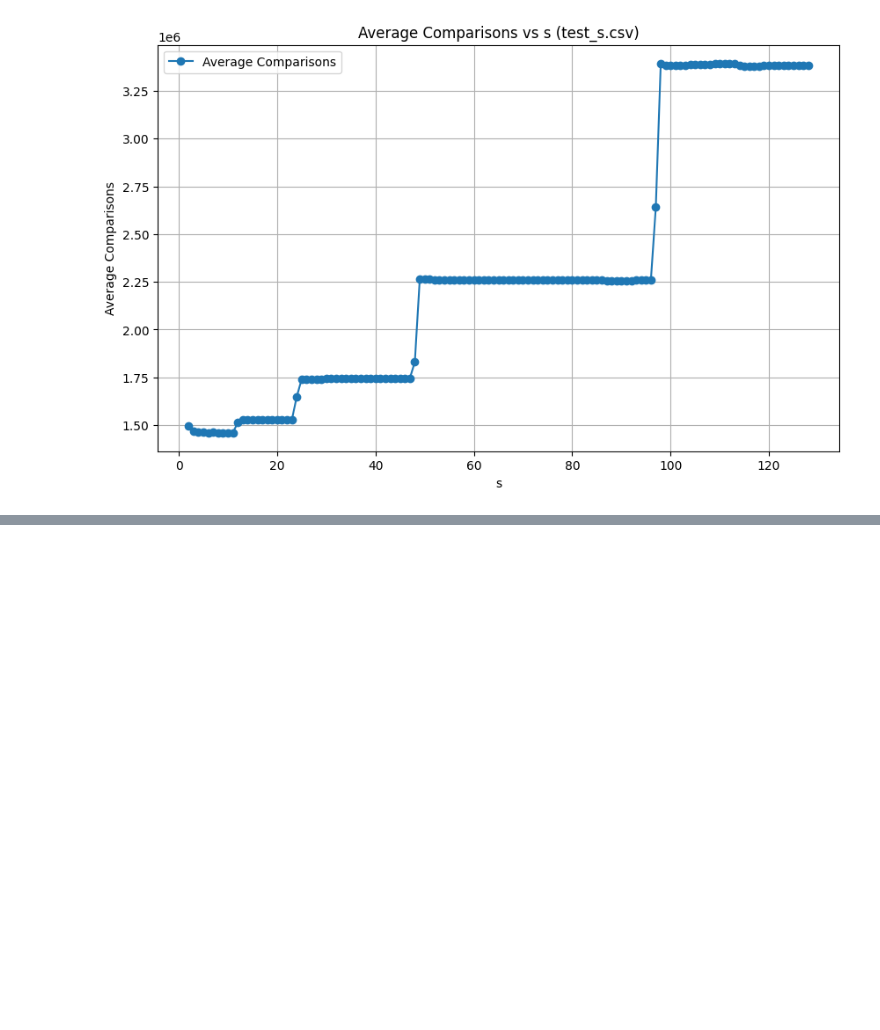
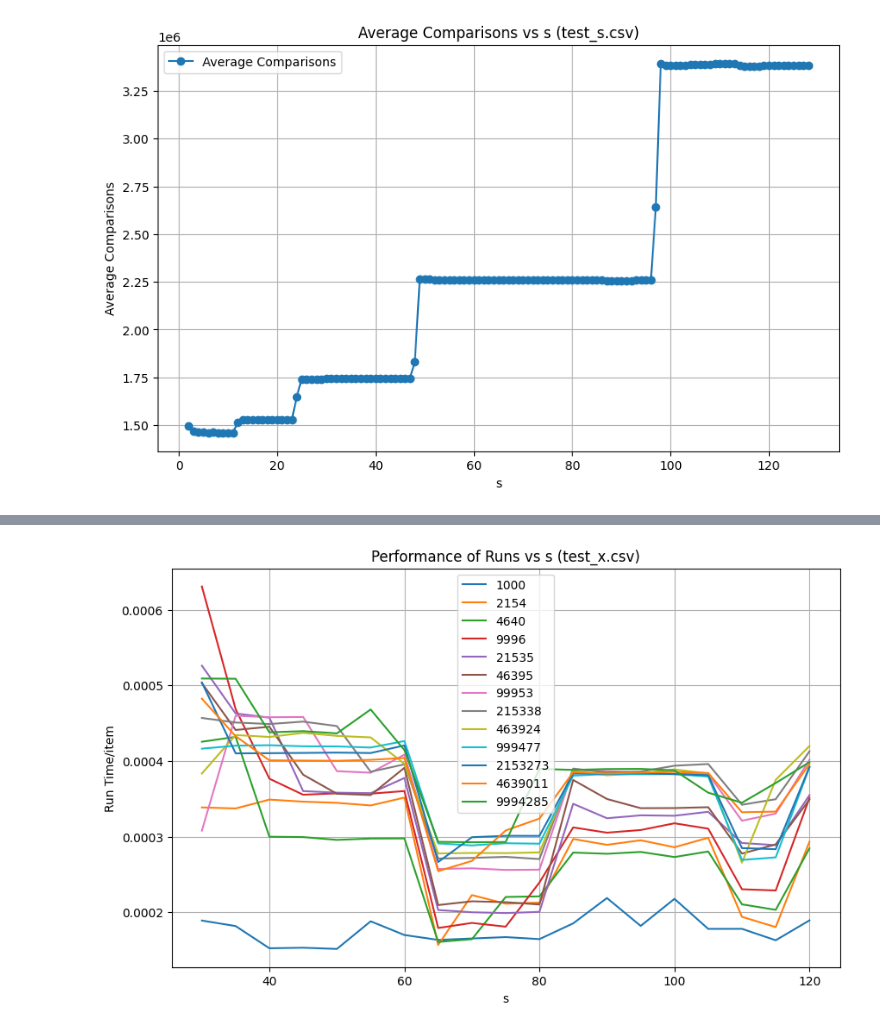
Before and after one commit to Eyewhy/SC2001-Lab, a Jupyter notebook: lab1/Lab1_Graphs.ipynb, the cells around one changed output, grey strips where cells are left out. Saved outputs shown, nothing was run; the diff lists cells and outputs as text; code cells hidden in the pictures; blank space fills up the shorter version.

```diff
--- a/lab1/Lab1_Graphs.ipynb
+++ b/lab1/Lab1_Graphs.ipynb
@@ -102,0 +155,29 @@ for a_val in unique_a_values:
+# %%
+
+# Plot individual graphs for different a values in test_x.csv
+test_x = pd.read_csv("test_x2.csv")
+
+unique_a_values = test_x[test_x.columns[1]].unique()
+time_columns = [col for col in test_x.columns if "run" in col]
+cols = []
+# del test_x['Unnamed: 12']
+plt.figure(figsize=(10, 6))
+for a_val in unique_a_values:
+    subset = test_x[test_x[test_x.columns[1]] == a_val]
+
+
+
+    time_avg = subset[time_columns].mean(axis=1)
+    time_avg = time_avg/a_val
+    cols.append(time_avg.reset_index(drop=True))
+    plt.plot(subset[test_x.columns[0]], time_avg, label=a_val)
+
+
+plt.xlabel("s")
+plt.ylabel("Run Time/item")
+plt.title(f"Performance of Runs vs s (test_x.csv)")
+plt.legend()
+plt.grid()
+plt.show()
+# %% [output]
+[figure, added]
```
Also changed, not shown: parts of 5 cells of this notebook, 4 other files.
